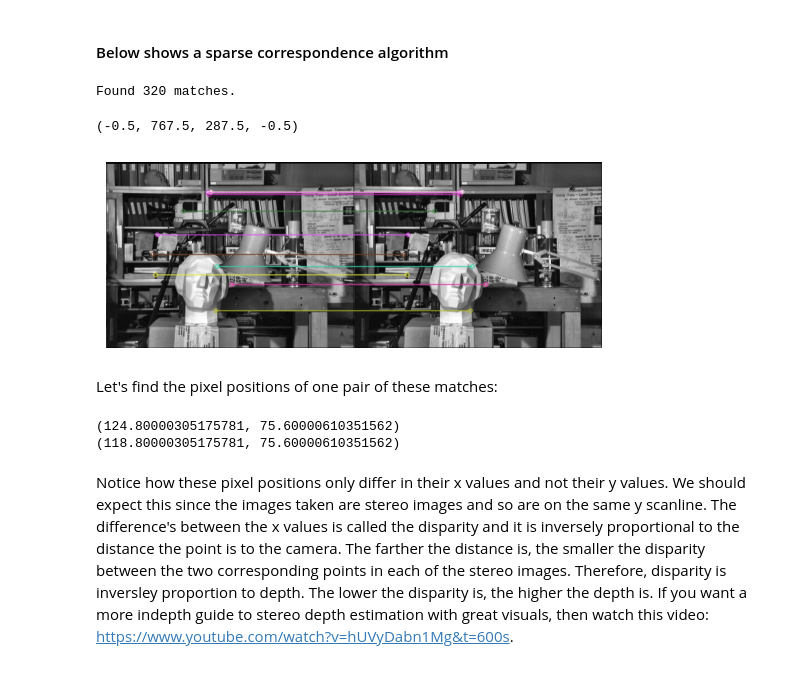
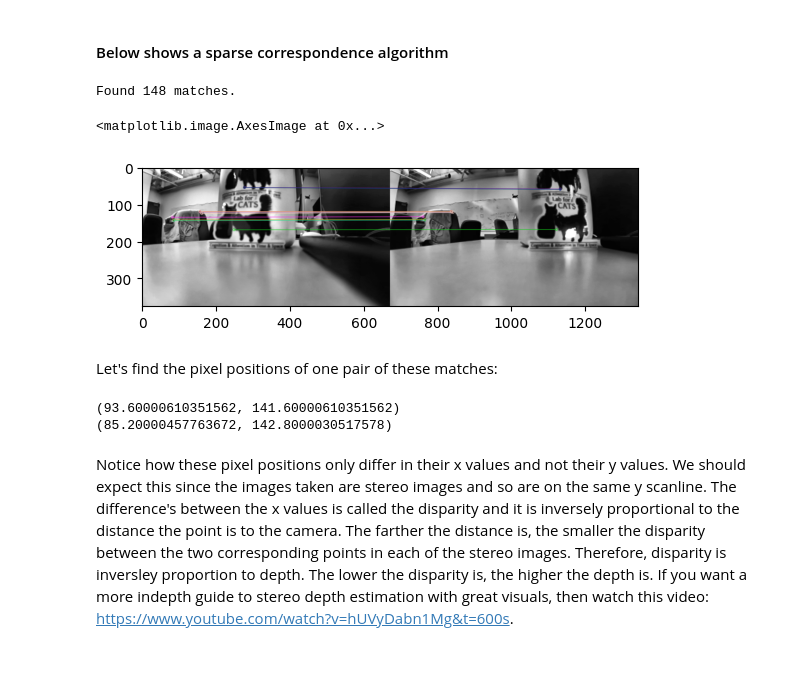
Before and after one commit to JoshuaG-K/stereo-camera-depth-tool, a Jupyter notebook: stereo-camera-depth.ipynb, the cells around one changed output. Drawn from its saved outputs; the diff is of its cells as text; code cells hidden in the pictures.

```diff
--- a/stereo-camera-depth.ipynb
+++ b/stereo-camera-depth.ipynb
@@ -291,7 +410,7 @@ We have are now at a point where our images are set up such that we can look for
 #### Below shows a sparse correspondence algorithm ####
 # %%
 # Get left and right image
-useTsukuba = True
+useTsukuba = False
 if useTsukuba:
     left_img_path = "tsukuba_images/tsukuba_l.png" # "10cm_awayleft_images/left_img_10.png"
     right_img_path = "tsukuba_images/tsukuba_r.png" # "10cm_awayright_images/right_img_10.png"
@@ -319,37 +438,36 @@ descriptor = cv2.ORB_create()
 
 # keypoints are the actual points in the image
 # kps ar ethe actual points in the image
 # featuresL is an embedding that describes those points
 kpsL, featsL = descriptor.detectAndCompute(img_left_gray, None)
 kpsR, featsR = descriptor.detectAndCompute(img_right_gray, None)
 
 # NOw create the matcher and find matches
 matcher = cv2.BFMatcher(cv2.NORM_HAMMING, crossCheck=True)
 
 matches = matcher.match(featsR,featsL)
 
 print('Found ' + str(len(matches)) + ' matches.')
 
 # Next we draw the matches
 # Sort matches using lambda notation - lifted straight from Silva's code, because I can never remember this syntax
 sorted_matches = sorted(matches, key = lambda x:x.distance)
 
 # The number of matches to keep
 # Note that when finding the homography, we probably want a good number (~100 or so)
 # For visualization, we can always drop this way down to really get a clear look at what is being matched
 num_keep = 10
 
 matched_img = cv2.drawMatches(img_right_histEq, kpsR, img_left_histEq, kpsL, sorted_matches[:num_keep], None, flags=cv2.DrawMatchesFlags_NOT_DRAW_SINGLE_POINTS)
 
 plt.imshow(matched_img)
-plt.axis('off')
 
 # Now we just need some constants b, and f_x where b is the distance between cameras and f_x
 # is a camera intrinsic
 # %% [output]
-Found 320 matches.
+Found 148 matches.
-(-0.5, 767.5, 287.5, -0.5)
+<matplotlib.image.AxesImage at 0x...>
-[figure, old version]
+[figure, new version]
 # %% [markdown]
 Let's find the pixel positions of one pair of these matches:
 # %%
@@ -361,8 +479,8 @@ pixel_coord_right = kpsR[best_match.queryIdx].pt
 print(pixel_coord_left)
 print(pixel_coord_right)
 # %% [output]
-(124.80000305175781, 75.60000610351562)
-(118.80000305175781, 75.60000610351562)
+(93.60000610351562, 141.60000610351562)
+(85.20000457763672, 142.8000030517578)
 # %% [markdown]
 Notice how these pixel positions only differ in their x values and not their y values. We should expect this since the images taken are stereo images and so are on the same y scanline. The difference's between the x values is called the disparity and it is inversely proportional to the distance the point is to the camera. The farther the distance is, the smaller the disparity between the two corresponding points in each of the stereo images. Therefore, disparity is inversley proportion to depth. The lower the disparity is, the higher the depth is. If you want a more indepth guide to stereo depth estimation with great visuals, then watch this video: https://www.youtube.com/watch?v=hUVyDabn1Mg&t=600s.
 
```
Also changed, not shown: parts of 11 cells of this notebook, 41 other files.
